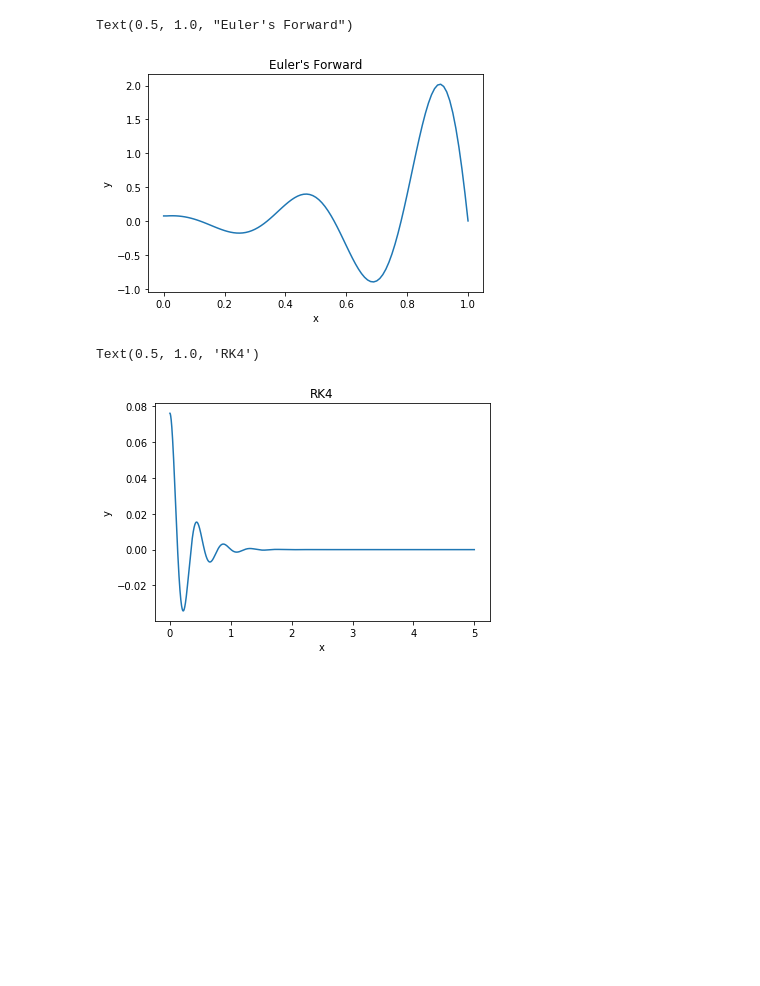
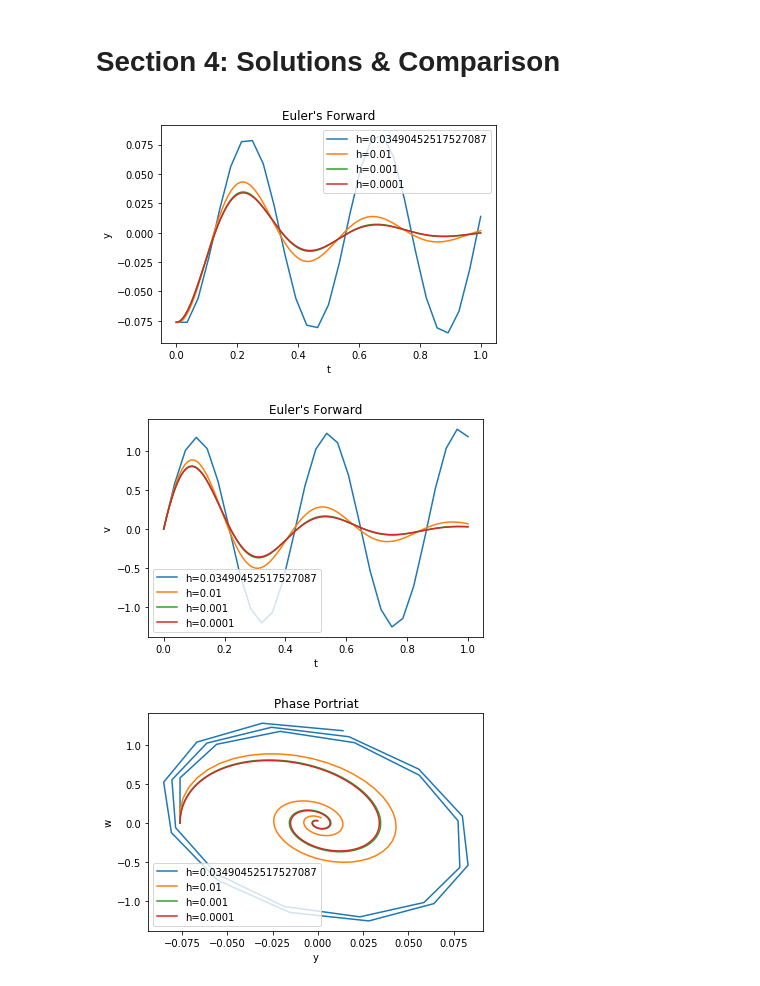
Before and after one commit to GYA-BAc/coe311k, a Jupyter notebook: finals/Part 1.ipynb, the cells around one changed output. Cells and saved outputs as stored; diff of their text form; code cells hidden in the pictures; blank space fills up the shorter version.

```diff
--- a/finals/Part 1.ipynb
+++ b/finals/Part 1.ipynb
@@ -47,21 +58,10 @@ def euler_forward(step):
 
     # Implement Euler's method
     for i in range(num_steps):
-        y_values[i + 1] = analytical(i*h)#y_values[i] + h * v_values[i]
+        y_values[i + 1] = y_values[i] + h * v_values[i]
         v_values[i + 1] = v_values[i] + h * f(y_values[i], v_values[i])
 
     return t_values, y_values, v_values
-# %%
-x_values, y_values, v = euler_forward(0.01)
-
-
-plt.plot(x_values, y_values, label=f"Euler's")
-plt.xlabel('x')
-plt.ylabel('y')
-plt.title("Euler's Forward")
-# %% [output]
-Text(0.5, 1.0, "Euler's Forward")
-[figure, removed]
 # %%
 def rk4(step):
     # Define parameters
@@ -104,14 +104,50 @@ def rk4(step):
         v_values[i] = state[1]
 
     return t_values, y_values, v_values
-# %%
-x_values, y_values, v = rk4(0.001)
-
-
-plt.plot(x_values, y_values, label=f"Rk4")
-plt.xlabel('x')
-plt.ylabel('y')
-plt.title("RK4")
-# %% [output]
-Text(0.5, 1.0, 'RK4')
-[figure, removed]
+# %% [markdown]
+# Section 4: Solutions & Comparison
+# %%
+# plot positions
+ys = []
+ws = []
+
+for h in step_sizes:
+    x_values, y_values, v_values = euler_forward(h)
+    ys.append(y_values)
+    ws.append(v_values)
+
+    plt.plot(x_values, y_values, label=f"{h=}")
+
+plt.xlabel('t')
+plt.ylabel('y')
+plt.title("Euler's Forward")
+plt.legend()
+plt.show()
+
+# plot velocities
+for h in step_sizes:
+    x_values, y_values, v_values = euler_forward(h)
+
+    plt.plot(x_values, v_values, label=f"{h=}")
+
+plt.xlabel('t')
+plt.ylabel('v')
+plt.title("Euler's Forward")
+plt.legend()
+plt.show()
+
+
+# phase portrait
+
+for i in range(len(ys)):
+    plt.plot(ys[i], ws[i], label=f"h={step_sizes[i]}")
+
+plt.xlabel('y')
+plt.ylabel('w')
+plt.title("Phase Portriat")
+plt.legend()
+plt.show()
+# %% [output]
+[figure, added]
+[figure, added]
+[figure, added]
```
Also changed, not shown: parts of 12 cells of this notebook.
